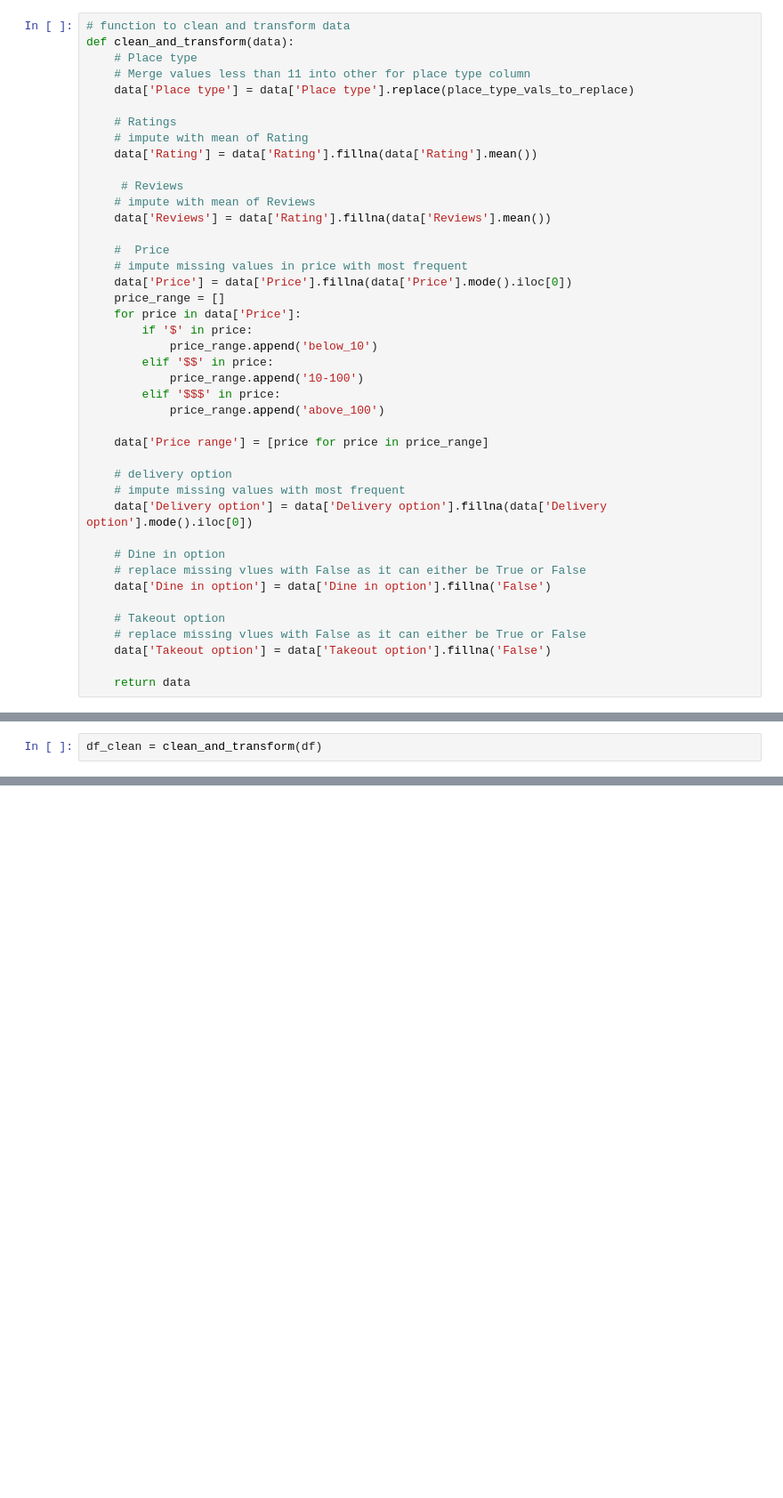
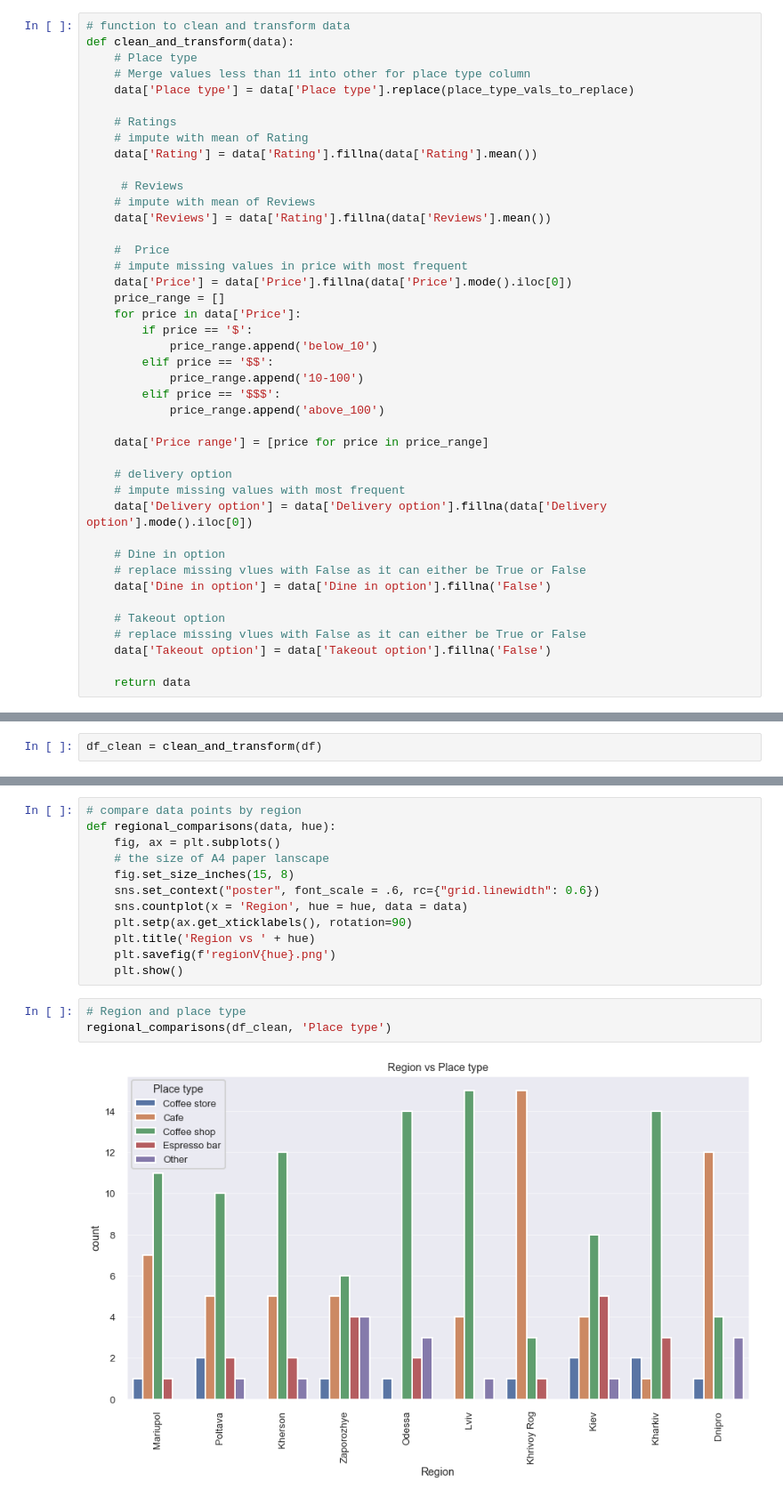
Before and after one commit to LenSin3/ukraine-coffee-shops, a Jupyter notebook: ukraine_coffee_shops.ipynb, the cells around one changed output, grey strips where cells are left out. Shown: that part at 89% size. Drawn from its saved outputs; the diff is of its cells as text; blank space fills up the shorter version.

Commit message:
creating plots of regional breakdown

```diff
--- a/ukraine_coffee_shops.ipynb
+++ b/ukraine_coffee_shops.ipynb
@@ -193,11 +202,11 @@ def clean_and_transform(data):
     data['Price'] = data['Price'].fillna(data['Price'].mode().iloc[0])
     price_range = []
     for price in data['Price']:
-        if '$' in price:
+        if price == '$':
             price_range.append('below_10')
-        elif '$$' in price:
+        elif price == '$$':
             price_range.append('10-100')
-        elif '$$$' in price:
+        elif price == '$$$':
             price_range.append('above_100')
 
     data['Price range'] = [price for price in price_range]
@@ -243,0 +238,17 @@ memory usage: 15.8+ KB
+# %%
+# compare data points by region
+def regional_comparisons(data, hue):
+    fig, ax = plt.subplots()
+    # the size of A4 paper lanscape
+    fig.set_size_inches(15, 8)
+    sns.set_context("poster", font_scale = .6, rc={"grid.linewidth": 0.6})
+    sns.countplot(x = 'Region', hue = hue, data = data)
+    plt.setp(ax.get_xticklabels(), rotation=90)
+    plt.title('Region vs ' + hue)
+    plt.savefig(f'regionV{hue}.png')
+    plt.show()
+# %%
+# Region and place type
+regional_comparisons(df_clean, 'Place type')
+# %% [output]
+[figure, added]
```
Also changed, not shown: parts of 16 cells of this notebook.
